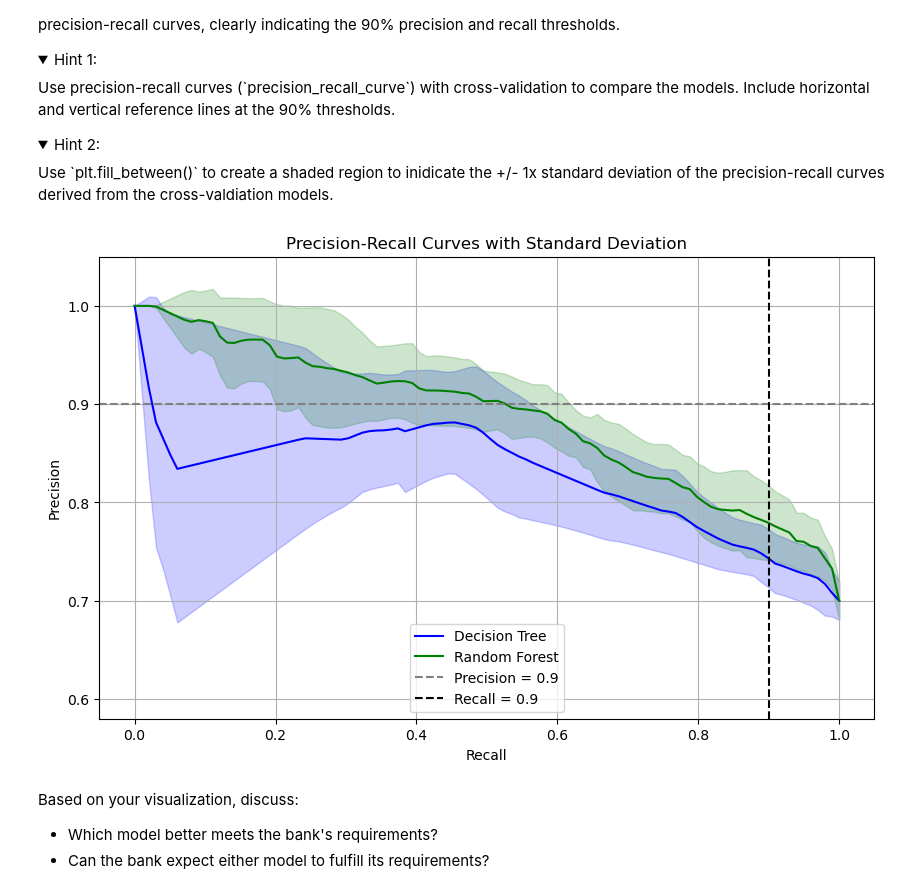
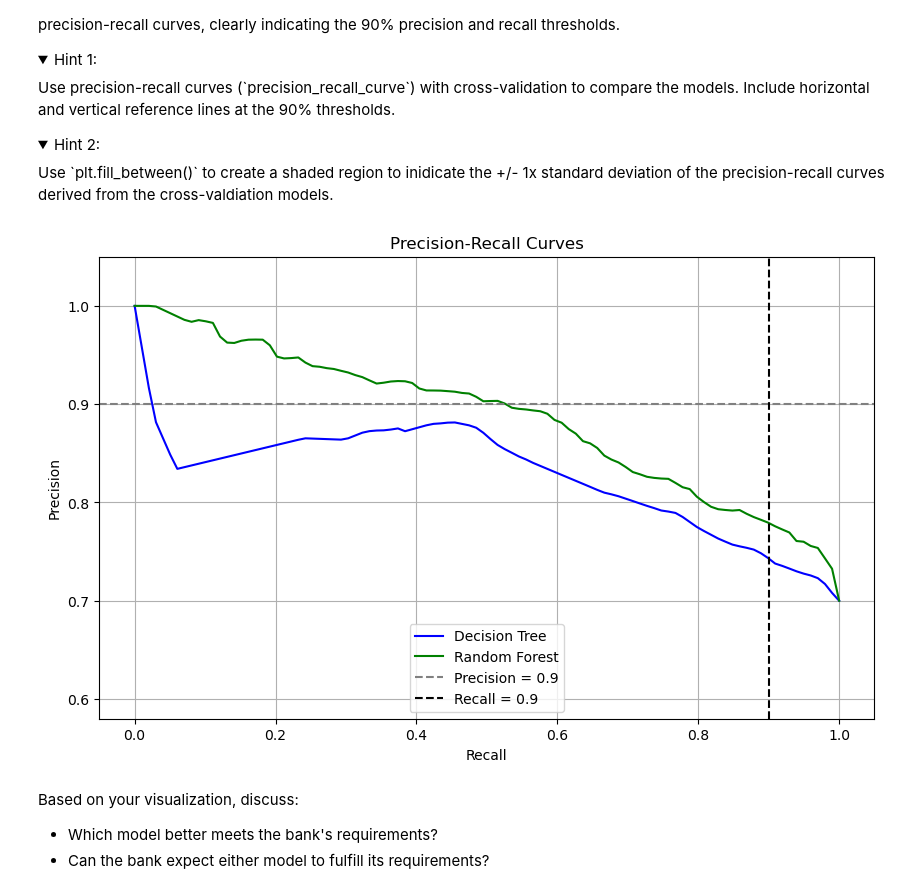
Before and after one commit to slds-lmu/lecture_appml, a Jupyter notebook: exercises/01_introduction/01_4_tree_methods_py.ipynb, the cells around one changed output. Cells and saved outputs as stored; diff of their text form; code cells hidden in the pictures; folded sections open.

Commit message:
py exercises 01: remove the standard deviation shaded region in ROC and PR curves

```diff
--- a/exercises/01_introduction/01_4_tree_methods_py.ipynb
+++ b/exercises/01_introduction/01_4_tree_methods_py.ipynb
@@ -184,7 +184,7 @@ def interpolate_precision_recall(
         precisions: List[np.ndarray],
         recalls: List[np.ndarray],
         num_points: int = 100
-) -> Tuple[np.ndarray, np.ndarray, np.ndarray]:
+) -> Tuple[np.ndarray, np.ndarray]:
     """Interpolate precision-recall curves to a common set of recall points."""
     # Create a common set of recall points
     common_recalls = np.linspace(0, 1, num_points)
@@ -199,44 +199,41 @@ def interpolate_precision_recall(
 
     # Convert to numpy array for easier calculations
     interpolated_precisions = np.array(interpolated_precisions)
 
-    # Calculate mean and std of precision at each recall point
+    # Calculate mean of precision at each recall point
     mean_precision = np.mean(interpolated_precisions, axis=0)
-    std_precision = np.std(interpolated_precisions, axis=0)
 
-    return mean_precision, std_precision, common_recalls
+    return mean_precision, common_recalls
 
 
 # Evaluate Decision Tree
 dt_precisions, dt_recalls = evaluate_model_with_cv(clf, X, y, cv)
-dt_mean_precision, dt_std_precision, dt_common_recalls = interpolate_precision_recall(dt_precisions, dt_recalls)
+dt_mean_precision, dt_common_recalls = interpolate_precision_recall(dt_precisions, dt_recalls)
 
 # Evaluate Random Forest
 rf_precisions, rf_recalls = evaluate_model_with_cv(rf_clf, X, y, cv)
-rf_mean_precision, rf_std_precision, rf_common_recalls = interpolate_precision_recall(rf_precisions, rf_recalls)
+rf_mean_precision, rf_common_recalls = interpolate_precision_recall(rf_precisions, rf_recalls)
 
 plt.figure(figsize=(10, 6))
 
-# Plot Decision Tree PR curve with std deviation
+# Plot Decision Tree PR curve
 plt.plot(dt_common_recalls, dt_mean_precision, label=f"Decision Tree", color='blue')
-plt.fill_between(dt_common_recalls, dt_mean_precision - dt_std_precision,  dt_mean_precision + dt_std_precision, alpha=0.2, color='blue')
 
-# Plot Random Forest PR curve with std deviation
+# Plot Random Forest PR curve
 plt.plot(rf_common_recalls, rf_mean_precision, label=f"Random Forest", color='green')
-plt.fill_between(rf_common_recalls, rf_mean_precision - rf_std_precision, rf_mean_precision + rf_std_precision, alpha=0.2, color='green')
 
 # Plot reference lines for 90% precision and 90% recall
 plt.axhline(y=0.9, color='grey', linestyle='--', label="Precision = 0.9")
 plt.axvline(x=0.9, color='black', linestyle='--', label="Recall = 0.9")
 plt.xlabel("Recall")
 plt.ylabel("Precision")
 plt.ylim(0.58, 1.05)
-plt.title("Precision-Recall Curves with Standard Deviation")
+plt.title("Precision-Recall Curves")
 plt.legend(loc="lower center")
 plt.grid(True)
 plt.show()
 # %% [output]
-[figure, old version]
+[figure, new version]
 # %% [markdown]
 Based on your visualization, discuss:
 
```
Also changed, not shown: 3 other files.
